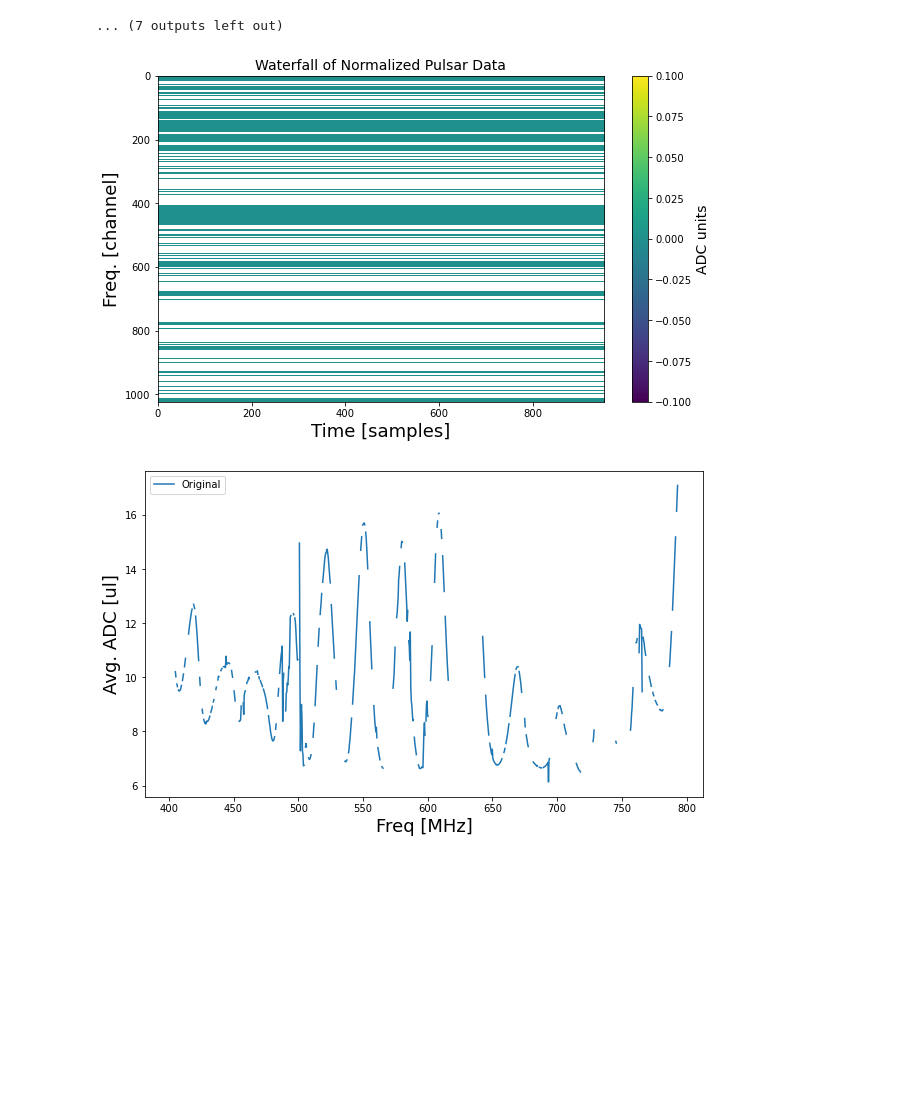
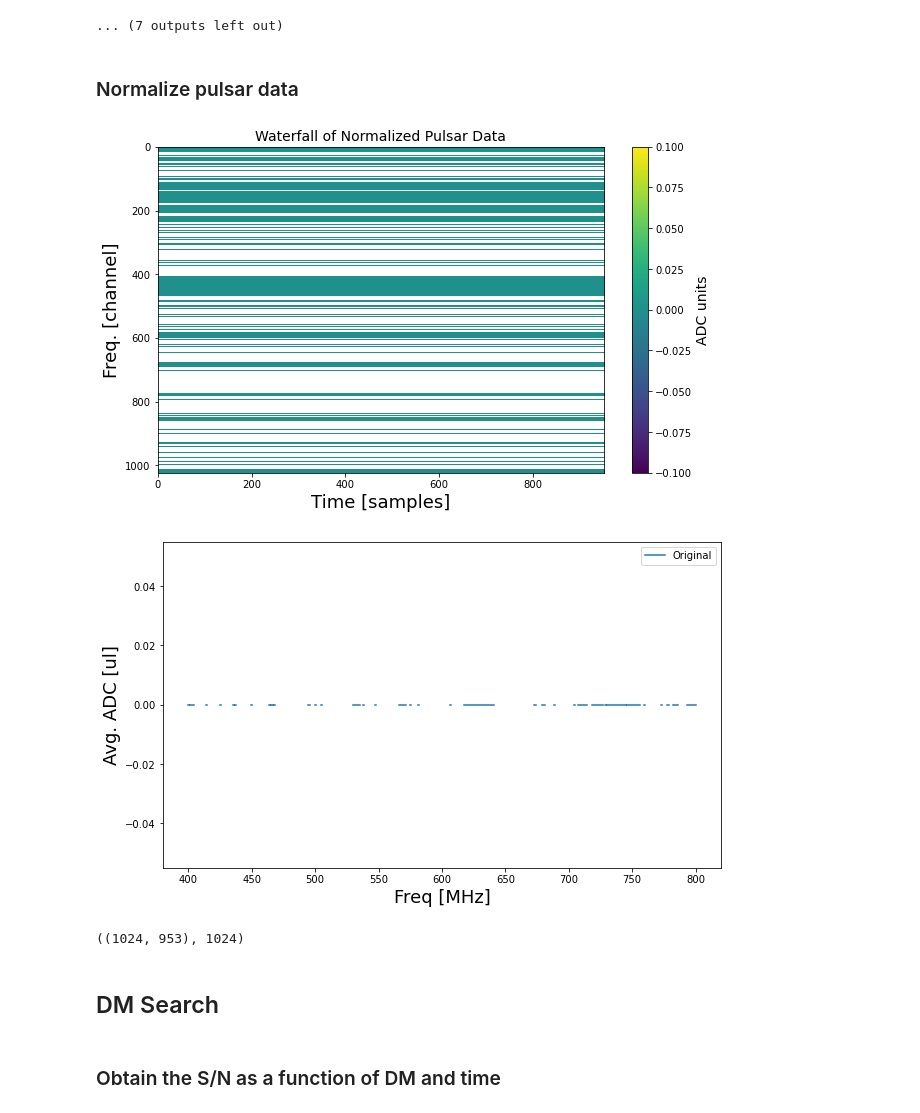
Before and after one commit to astronamanj/641_Observational_Techniques, a Jupyter notebook: chime_pulsar_search/search.ipynb, the cells around one changed output. Drawn from its saved outputs; the diff is of its cells as text; code cells hidden in the pictures; blank space fills up the shorter version.

```diff
--- a/chime_pulsar_search/search.ipynb
+++ b/chime_pulsar_search/search.ipynb
@@ -158,33 +161,43 @@ plt.show()
 [interactive output not drawn]
 [interactive output not drawn]
 ... (7 outputs left out)
+# %% [markdown]
+### Normalize pulsar data
 # %%
 # Normalization
 psr_normalized = normalize_data_per_channel(
     pulsar_32_array,
     freq_mask,
     invert_mask=True
 )
 
 fig = plt.figure(figsize=(10, 6))
 plt.imshow(psr_normalized, aspect='auto', interpolation='nearest')
 cbar = plt.colorbar()
 cbar.set_label('ADC units', fontsize=14)
 plt.title('Waterfall of Normalized Pulsar Data', fontsize=14)
 plt.xlabel('Time [samples]', fontsize=18)
 plt.ylabel('Freq. [channel]', fontsize=18)
 plt.show()
 
 fig = plt.figure(figsize=(10, 6))
 plt.plot(
     freqs,
-    np.where(~freq_mask, np.mean(pulsar_32_array, axis=1), np.nan)
+    np.mean(psr_normalized, axis=1)
 )
 plt.ylabel('Avg. ADC [ul]', fontsize=18)
 plt.xlabel('Freq [MHz]', fontsize=18)
 # plt.title('RFI Masking using Pulsar', fontsize=14)
 plt.legend(['Original', 'Masked'])
 plt.show()
 # %% [output]
 [figure]
-[figure, old version]
+[figure, new version]
+# %%
+np.shape(psr_normalized), len(freq_mask)
+# %% [output]
+((1024, 953), 1024)
+# %% [markdown]
+## DM Search
+# %% [markdown]
+### Obtain the S/N as a function of DM and time
```
Also changed, not shown: parts of 10 cells of this notebook, 1 other file.
